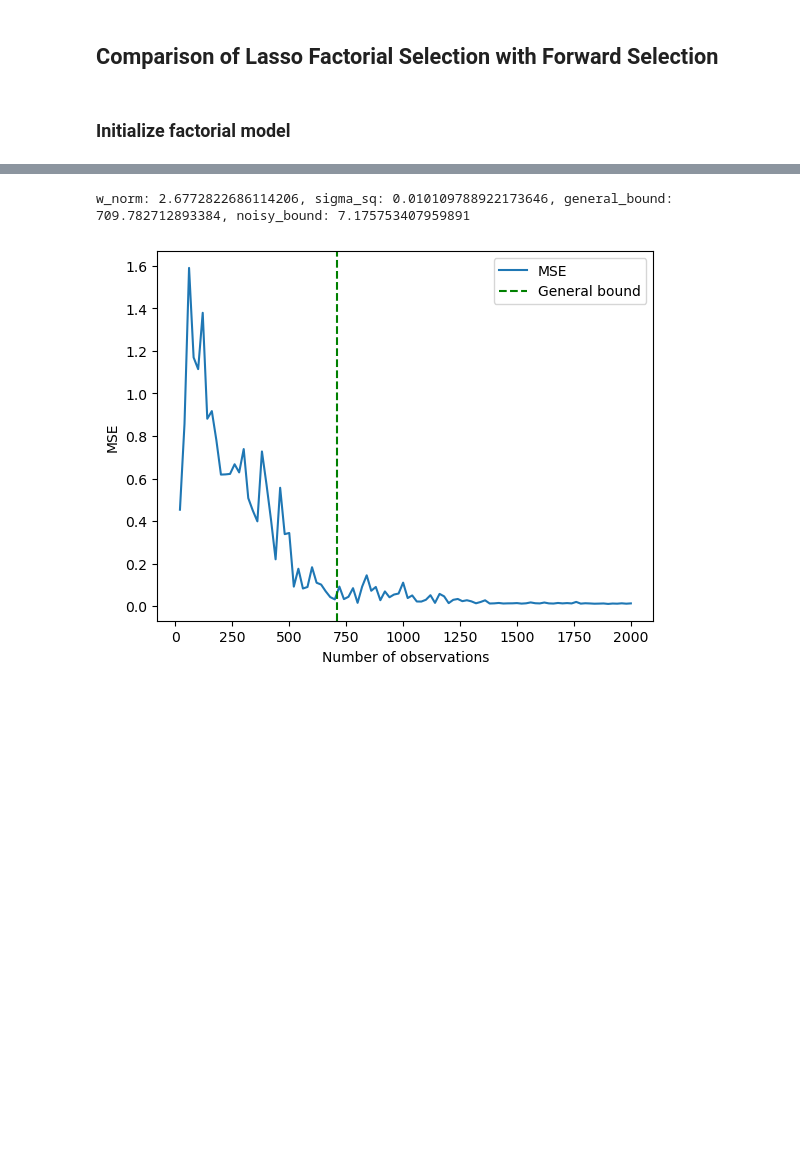
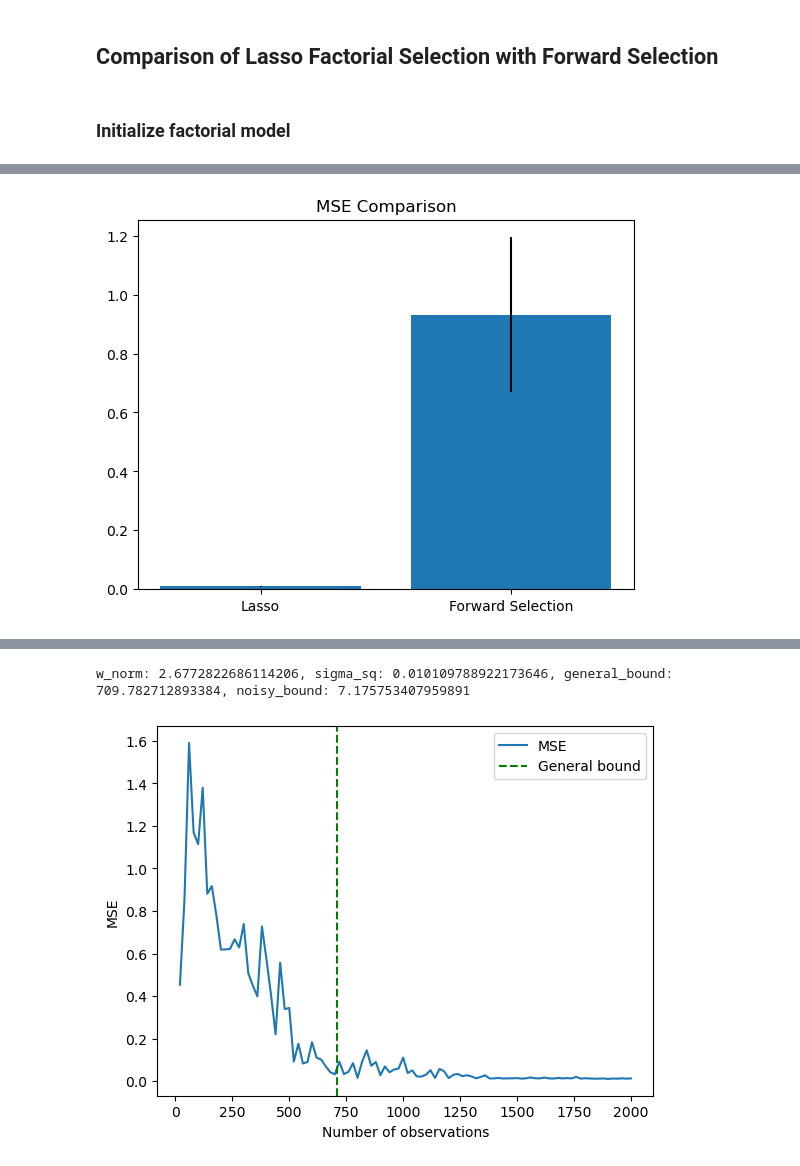
Before and after one commit to qc2321/causal-factorial, a Jupyter notebook: lasso_factorial_selection/lasso_vs_forward.ipynb, the cells around one changed output, grey strips where cells are left out. Drawn from its saved outputs; the diff is of its cells as text; code cells hidden in the pictures; blank space fills up the shorter version.

Commit message:
Added plots

```diff
--- a/lasso_factorial_selection/lasso_vs_forward.ipynb
+++ b/lasso_factorial_selection/lasso_vs_forward.ipynb
@@ -117,0 +118,8 @@ Forward Selection expected outcomes Z-test: 0.30474416290200235
+# %%
+# Plot MSE averages and standard deviations
+plt.figure()
+plt.bar(["Lasso", "Forward Selection"], [avg_lasso_mse, avg_fs_mses], yerr=[std_lasso_mse, std_fs_mses])
+plt.title("MSE Comparison")
+plt.show()
+# %% [output]
+[figure, added]
```
Also changed, not shown: parts of 8 cells of this notebook, 1 other file.
